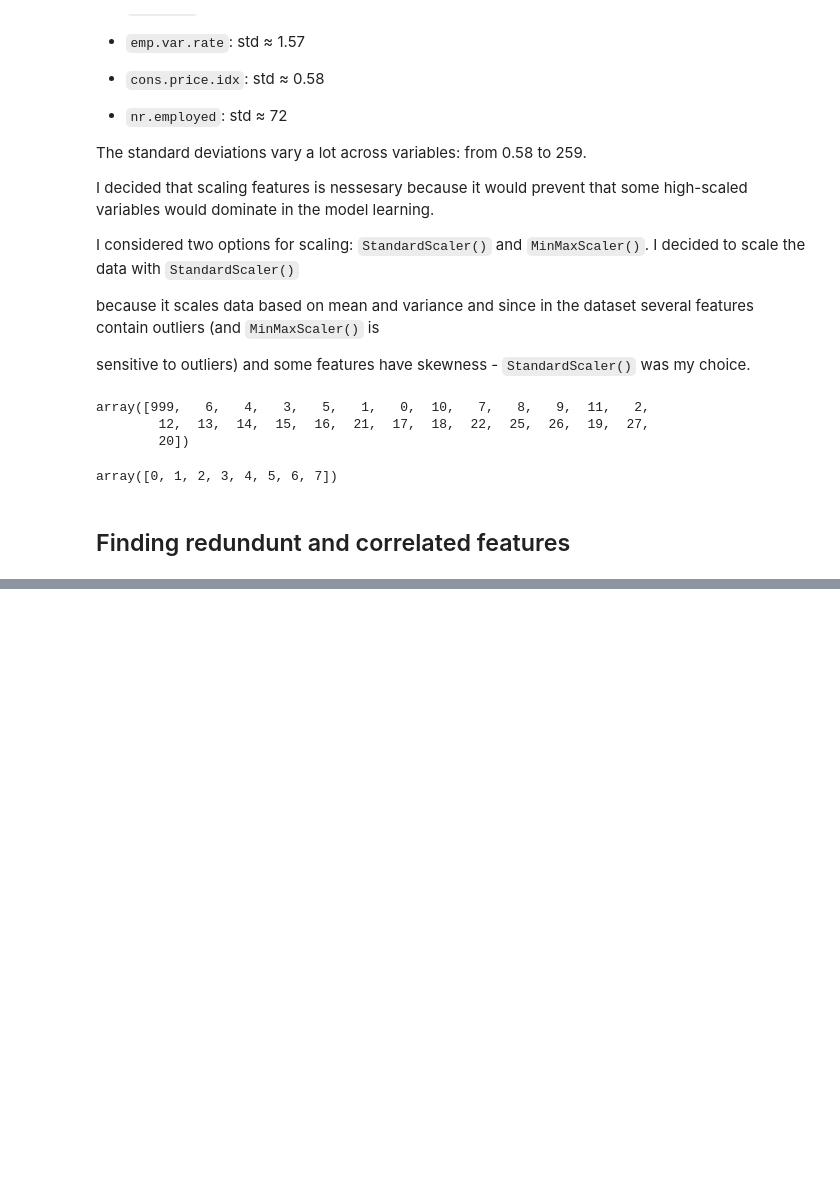
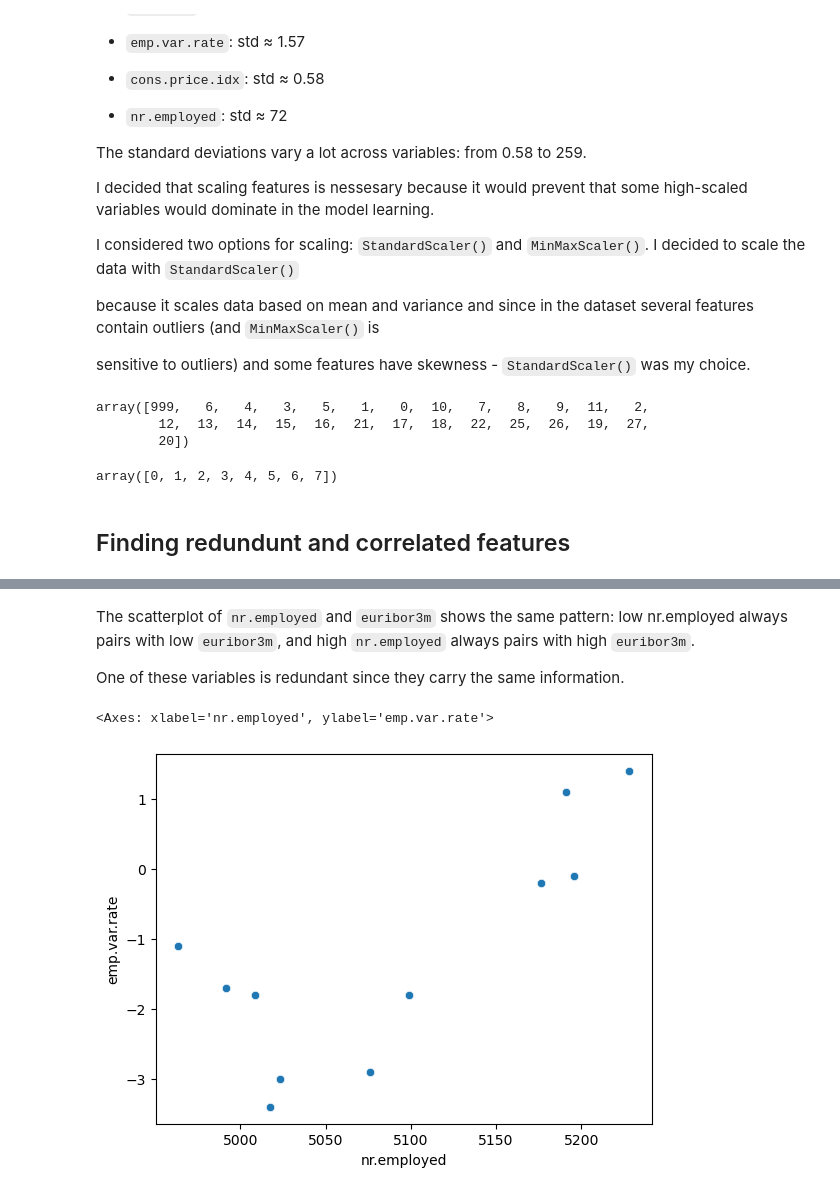
Before and after one commit to ann-yurkevych/MLmodels-, a Jupyter notebook: Portuguese client term deposit subscription/exploration.ipynb, the cells around one changed output, grey strips where cells are left out. Cells and saved outputs as stored; diff of their text form; code cells hidden in the pictures; blank space fills up the shorter version.

```diff
--- a/Portuguese client term deposit subscription/exploration.ipynb
+++ b/Portuguese client term deposit subscription/exploration.ipynb
@@ -300,0 +362,9 @@ array([0, 1, 2, 3, 4, 5, 6, 7])
+# %% [markdown]
+The scatterplot of `nr.employed` and `euribor3m` shows the same pattern: low nr.employed always pairs with low `euribor3m`, and high `nr.employed` always pairs with high `euribor3m`.
+
+One of these variables is redundant since they carry the same information.
+# %%
+sns.scatterplot(data=raw_df, x="nr.employed", y="emp.var.rate")
+# %% [output]
+<Axes: xlabel='nr.employed', ylabel='emp.var.rate'>
+[figure, added]
```
Also changed, not shown: parts of 14 cells of this notebook, 1 other file.
